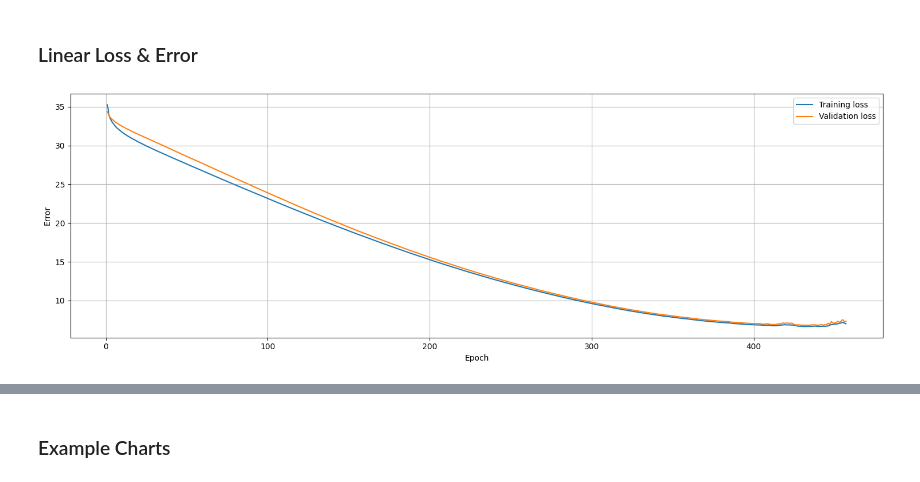
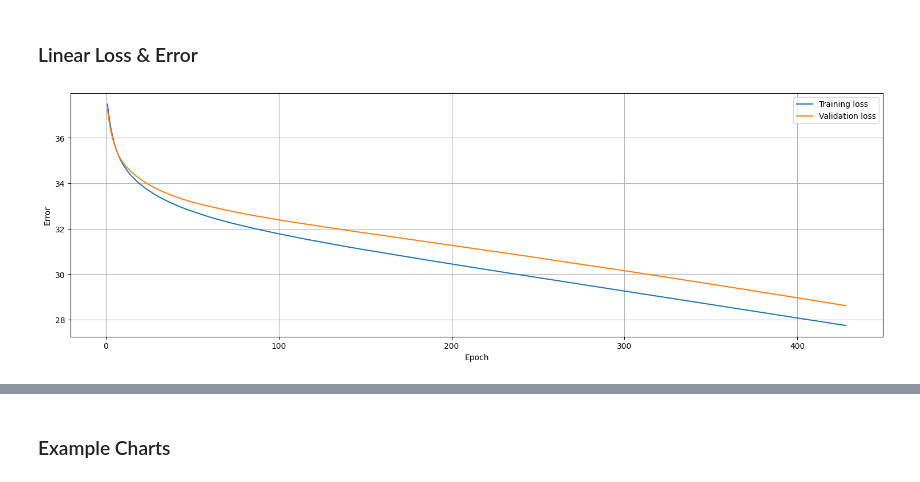
Before and after one commit to davidspector67/weather_predictor, a Jupyter notebook: comparison_results.ipynb, the cells around one changed output, grey strips where cells are left out. Drawn from its saved outputs; the diff is of its cells as text; code cells hidden in the pictures.

Commit message:
added experiments

```diff
--- a/comparison_results.ipynb
+++ b/comparison_results.ipynb
@@ -669,7 +669,7 @@ class LinearWeatherPredictor:
 ## Level Helpers and Definitions
 The following cell defines a "level." This class acts as a helper class to train and examine the models on a fixed set of data (metrics to consume, and metrics to predict). This allows us to easily compare the LSTM model, Hybrid Model, and Linear Model. These comparisons are discussed in detail in the report.
 # %%
-class Level:
+class Experiment:
     def __init__(self, input, output, epochs=50):
         self.train_years = ["2018", "2019", "2020", "2021"]
         self.validation_years = ["2022"]
@@ -740,7 +740,7 @@ class Level:
         clear_output()
 
 
-level_1 = Level(
+experiment_1 = Experiment(
     [
         ("lax", "air_temp", 24),
         ("lax", "wind_speed", 24),
@@ -760,7 +760,7 @@ level_1 = Level(
     epochs=300
 )
 
-level_1a = Level(
+experiment_2 = Experiment(
     [
         ("lax", "air_temp", 72),
         ("lax", "wind_speed", 72),
@@ -781,7 +781,7 @@ level_1a = Level(
 )
 
 
-level_2 = Level(
+experiment_3 = Experiment(
     [
         ("lax", "air_temp", 24),
         ("lax", "wind_speed", 24),
@@ -842,7 +842,7 @@ level_2 = Level(
     epochs=300
 )
 
-level_3 = Level(
+experiment_4 = Experiment(
     [
         ("lax", "air_temp", 72),
         ("lax", "wind_speed", 72),
@@ -1066,7 +1050,7 @@ This level is trained on all weather metrics from all 5 weather stations, with 7
 # %% [markdown]
 ### LSTM Loss & Error
 # %%
-level_3.train_lstm()
+experiment_4.train_lstm()
 # %% [output]
 [figure]
 6/6 [==============================] - 1s 134ms/step - loss: 0.1077 - val_loss: 0.2796
@@ -1076,7 +1060,7 @@ MSE of test data: 12.663057
 # %% [markdown]
 ### Hybrid Loss & Error
 # %%
-level_3.train_hybrid()
+experiment_4.train_hybrid()
 # %% [output]
 [figure]
 12/12 [==============================] - 1s 113ms/step - loss: 0.5770 - val_loss: 0.7809
@@ -1086,17 +1070,23 @@ MSE of test data: 11.869505
 # %% [markdown]
 ### Linear Loss & Error
 # %%
-level_3.linear_model = LinearWeatherPredictor(level_3.in_window_len, level_3.out_window_len, level_3.n_features_in, level_3.n_features_out, 1000, level_3.batch_size)
-level_3.linear_model.model = tf.keras.Sequential([
-            tf.keras.layers.Dense(level_3.linear_model.n_features_in*level_3.linear_model.in_window_len, kernel_regularizer=tf.keras.regularizers.L2(l2=0.005), activation='relu'),
+"""
+Here we further tune the hyperparameters for the linear model in Experiment 5. Specifically,
+- We increace the L2 coefficient to 0.05 to help prevent overfitting
+- Increace the number of epochs to 100
+- Reduce the learning rate to 0.000001
+"""
+experiment_4.linear_model = LinearWeatherPredictor(experiment_4.in_window_len, experiment_4.out_window_len, experiment_4.n_features_in, experiment_4.n_features_out, 1000, experiment_4.batch_size)
+experiment_4.linear_model.model = tf.keras.Sequential([
+            tf.keras.layers.Dense(experiment_4.linear_model.n_features_in*experiment_4.linear_model.in_window_len, kernel_regularizer=tf.keras.regularizers.L2(l2=0.005), activation='relu'),
             tf.keras.layers.Dense(944, kernel_regularizer=tf.keras.regularizers.L2(l2=0.005), activation='relu'),
             tf.keras.layers.Dense(512, kernel_regularizer=tf.keras.regularizers.L2(l2=0.005), activation='relu'),
             tf.keras.layers.Dense(216, kernel_regularizer=tf.keras.regularizers.L2(l2=0.005), activation='relu'),
             tf.keras.layers.Dense(128, kernel_regularizer=tf.keras.regularizers.L2(l2=0.005), activation='relu'),
-            tf.keras.layers.Dense(level_3.linear_model.out_window_len*level_3.linear_model.n_features_out)
+            tf.keras.layers.Dense(experiment_4.linear_model.out_window_len*experiment_4.linear_model.n_features_out)
         ])
-optimizer = tf.keras.optimizers.legacy.Adam(learning_rate=0.00001)
-level_3.linear_model.model.compile(optimizer=optimizer, loss='mse')
-level_3.train_linear()
+optimizer = tf.keras.optimizers.legacy.Adam(learning_rate=0.000001)
+experiment_4.linear_model.model.compile(optimizer=optimizer, loss='mse')
+experiment_4.train_linear()
 # %% [output]
-[figure, old version]
+[figure, new version]
```
Also changed, not shown: parts of 19 cells of this notebook.
